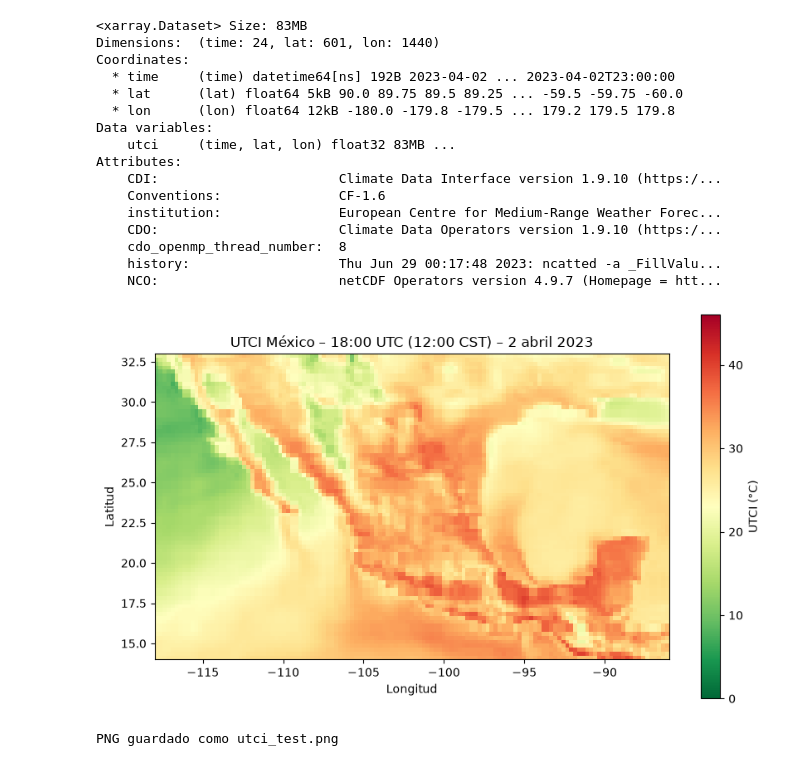
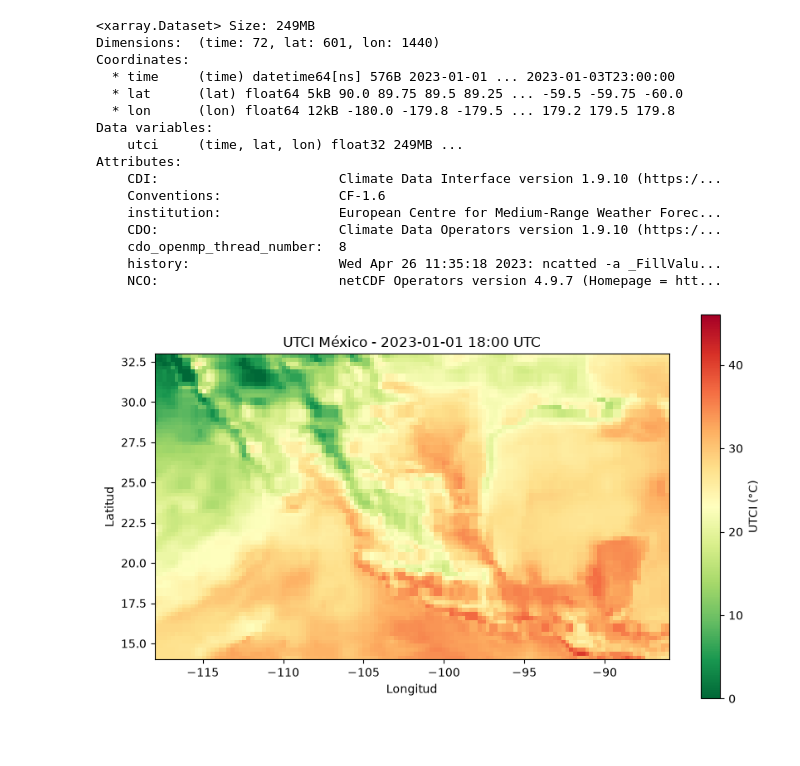
Before and after one commit to Johan23Vasquez/mapa_libreta, a Jupyter notebook: notebooks/001_exploracion.ipynb, the cells around one changed output. Saved outputs shown, nothing was run; the diff lists cells and outputs as text; code cells hidden in the pictures.

```diff
--- a/notebooks/001_exploracion.ipynb
+++ b/notebooks/001_exploracion.ipynb
@@ -3,30 +3,30 @@ import xarray as xr
 import numpy as np
 import matplotlib.pyplot as plt
 # %%
-f = "../data/001_raw/ECMWF_utci_20230402_v1.1_con.nc"
+f = "../data/001_raw/ECMWF_utci_2023_prueba.nc"
 
 utci = xr.open_dataset(f)
 utci
 # %% [output]
-<xarray.Dataset> Size: 83MB
-Dimensions:  (time: 24, lat: 601, lon: 1440)
+<xarray.Dataset> Size: 249MB
+Dimensions:  (time: 72, lat: 601, lon: 1440)
 Coordinates:
-  * time     (time) datetime64[ns] 192B 2023-04-02 ... 2023-04-02T23:00:00
+  * time     (time) datetime64[ns] 576B 2023-01-01 ... 2023-01-03T23:00:00
   * lat      (lat) float64 5kB 90.0 89.75 89.5 89.25 ... -59.5 -59.75 -60.0
   * lon      (lon) float64 12kB -180.0 -179.8 -179.5 ... 179.2 179.5 179.8
 Data variables:
-    utci     (time, lat, lon) float32 83MB ...
+    utci     (time, lat, lon) float32 249MB ...
 Attributes:
     CDI:                       Climate Data Interface version 1.9.10 (https:/...
     Conventions:               CF-1.6
     institution:               European Centre for Medium-Range Weather Forec...
     CDO:                       Climate Data Operators version 1.9.10 (https:/...
     cdo_openmp_thread_number:  8
-    history:                   Thu Jun 29 00:17:48 2023: ncatted -a _FillValu...
+    history:                   Wed Apr 26 11:35:18 2023: ncatted -a _FillValu...
     NCO:                       netCDF Operators version 4.9.7 (Homepage = htt...
 # %%
 def seleccionar_pais (ds, lat1, lat2, lon1, lon2):
-    ds = ds.sel(lat = slice(lat1, lat2), lon= slice(-118, -86))
+    ds = ds.sel(lat = slice(lat1, lat2), lon= slice(lon1, lon2))
 
     return ds
 # %%
@@ -39,23 +39,51 @@ def convertir_a_celsius(ds):
 mexico = seleccionar_pais(utci, 33, 14, -118, -86)
 mexico = convertir_a_celsius(mexico)
 # %%
-hora = 18
-data = mexico["utci"].isel(time=hora).values
+def obtener_utci(ds, dia, hora):
+
+    fecha_hora = f"{dia}T{hora:02d}:00:00"
+
+    return ds.sel(time=fecha_hora)["utci"].values
+# %%
+data = obtener_utci(
+    mexico,
+    "2023-01-02",
+    18
+)
 # %%
-import matplotlib.pyplot as plt
+def graficar_utci(ds, dia, hora):
 
-plt.figure(figsize=(10, 6))
-plt.imshow(data,
-           extent=[-118, -86, 14, 33],
-           origin="upper",
-           cmap="RdYlGn_r",
-           vmin=0, vmax=46)
-plt.colorbar(label="UTCI (°C)")
-plt.title("UTCI México – 18:00 UTC (12:00 CST) – 2 abril 2023")
-plt.xlabel("Longitud")
-plt.ylabel("Latitud")
-plt.savefig("utci_test.png", dpi=100, bbox_inches="tight")
-plt.show()
+    fecha_hora = f"{dia}T{hora:02d}:00:00"
+
+    data = ds.sel(time=fecha_hora)["utci"].values
+
+    plt.figure(figsize=(10,6))
+
+    plt.imshow(
+        data,
+        extent=[
+            float(ds.lon.min()),
+            float(ds.lon.max()),
+            float(ds.lat.min()),
+            float(ds.lat.max())
+        ],
+        origin="upper",
+        cmap="RdYlGn_r",
+        vmin=0,
+        vmax=46
+    )
+
+    plt.colorbar(label="UTCI (°C)")
+    plt.title(f"UTCI México - {dia} {hora:02d}:00 UTC")
+    plt.xlabel("Longitud")
+    plt.ylabel("Latitud")
+
+    plt.show()
-# %% [output]
-[figure, removed]
-PNG guardado como utci_test.png
+# %%
+graficar_utci(
+    mexico,
+    "2023-01-01",
+    18
+)
+# %% [output]
+[figure, added]
```
Also changed, not shown: 13 other files.
